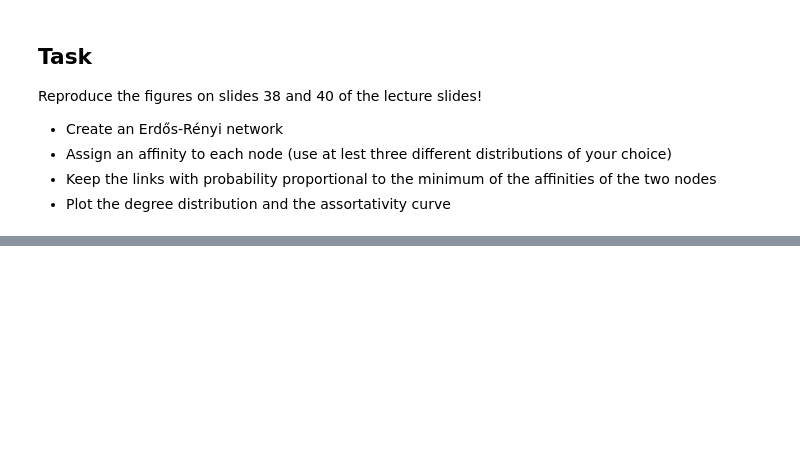
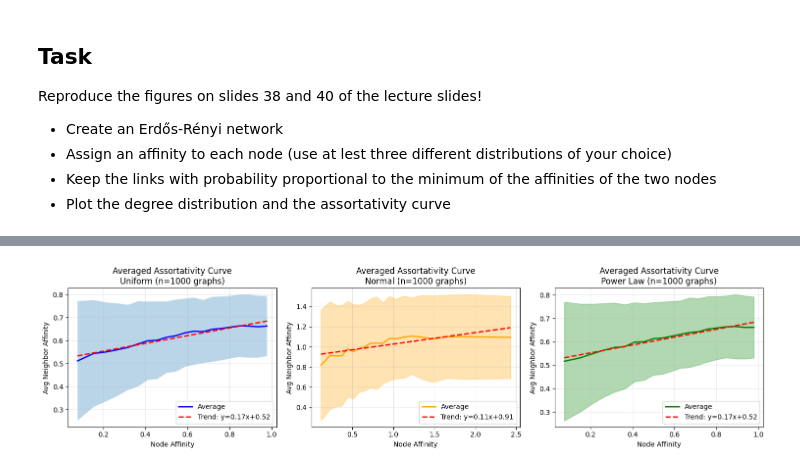
Before and after one commit to c-rothschild/networks, a Jupyter notebook: sampling-class.ipynb, the cells around one changed output, grey strips where cells are left out. Saved outputs shown, nothing was run; the diff lists cells and outputs as text; code cells hidden in the pictures; blank space fills up the shorter version.

```diff
--- a/sampling-class.ipynb
+++ b/sampling-class.ipynb
@@ -281,0 +471,53 @@ nx.draw(er_uniform.edge_subgraph(edges))
+# %%
+# Plot averaged assortativity curves with error bands
+fig, axes = plt.subplots(1, 3, figsize=(15, 4))
+
+# Uniform distribution
+uniform_node, uniform_neighbor, uniform_std = uniform_binned
+axes[0].plot(uniform_node, uniform_neighbor, 'b-', linewidth=2, label='Average')
+axes[0].fill_between(uniform_node, uniform_neighbor - uniform_std, uniform_neighbor + uniform_std, alpha=0.3)
+# Add trend line
+z = np.polyfit(all_uniform_aff, all_uniform_neighbor_aff, 1)
+p = np.poly1d(z)
+x_range = np.linspace(uniform_node.min(), uniform_node.max(), 100)
+axes[0].plot(x_range, p(x_range), "r--", linewidth=2, label=f'Trend: y={z[0]:.2f}x+{z[1]:.2f}')
+axes[0].set_xlabel('Node Affinity')
+axes[0].set_ylabel('Avg Neighbor Affinity')
+axes[0].set_title(f'Averaged Assortativity Curve\nUniform (n={n_graphs} graphs)')
+axes[0].legend()
+axes[0].grid(True, alpha=0.3)
+
+# Normal distribution
+normal_node, normal_neighbor, normal_std = normal_binned
+axes[1].plot(normal_node, normal_neighbor, 'orange', linewidth=2, label='Average')
+axes[1].fill_between(normal_node, normal_neighbor - normal_std, normal_neighbor + normal_std, alpha=0.3, color='orange')
+# Add trend line
+z = np.polyfit(all_normal_aff, all_normal_neighbor_aff, 1)
+p = np.poly1d(z)
+x_range = np.linspace(normal_node.min(), normal_node.max(), 100)
+axes[1].plot(x_range, p(x_range), "r--", linewidth=2, label=f'Trend: y={z[0]:.2f}x+{z[1]:.2f}')
+axes[1].set_xlabel('Node Affinity')
+axes[1].set_ylabel('Avg Neighbor Affinity')
+axes[1].set_title(f'Averaged Assortativity Curve\nNormal (n={n_graphs} graphs)')
+axes[1].legend()
+axes[1].grid(True, alpha=0.3)
+
+# Power law distribution
+power_node, power_neighbor, power_std = power_binned
+axes[2].plot(power_node, power_neighbor, 'green', linewidth=2, label='Average')
+axes[2].fill_between(power_node, power_neighbor - power_std, power_neighbor + power_std, alpha=0.3, color='green')
+# Add trend line
+z = np.polyfit(all_power_aff, all_power_neighbor_aff, 1)
+p = np.poly1d(z)
+x_range = np.linspace(power_node.min(), power_node.max(), 100)
+axes[2].plot(x_range, p(x_range), "r--", linewidth=2, label=f'Trend: y={z[0]:.2f}x+{z[1]:.2f}')
+axes[2].set_xlabel('Node Affinity')
+axes[2].set_ylabel('Avg Neighbor Affinity')
+axes[2].set_title(f'Averaged Assortativity Curve\nPower Law (n={n_graphs} graphs)')
+axes[2].legend()
+axes[2].grid(True, alpha=0.3)
+
+plt.tight_layout()
+plt.show()
+# %% [output]
+[figure, added]
```
Also changed, not shown: parts of 26 cells of this notebook.
